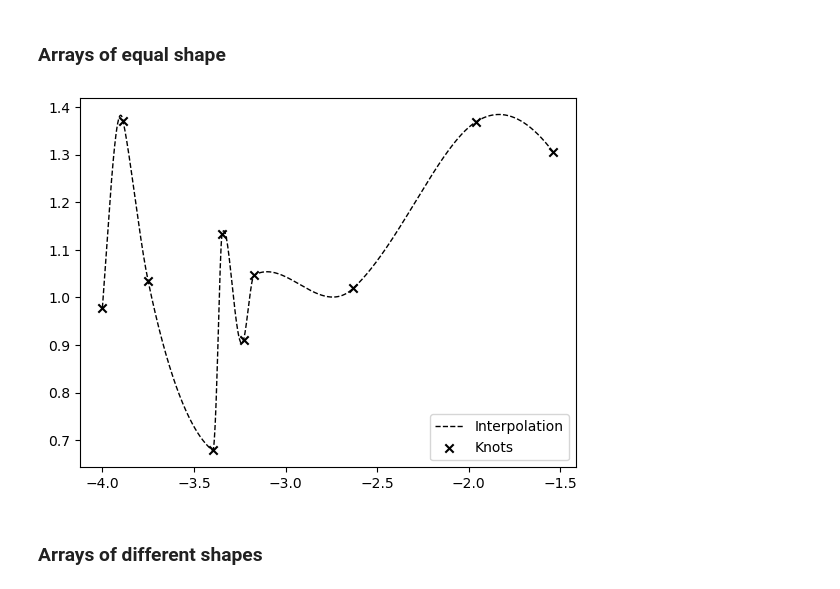
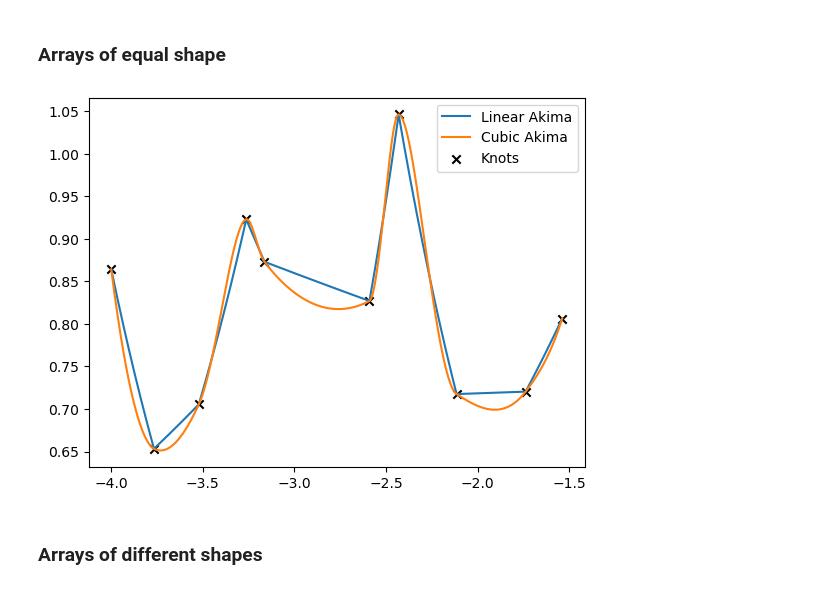
Before and after one commit to asantini29/CudAkima, a Jupyter notebook: examples/tutorial.ipynb, the cells around one changed output. Drawn from its saved outputs; the diff is of its cells as text; code cells hidden in the pictures.

Commit message:
v0.1.1: added linear interpolation in all classes

```diff
--- a/examples/tutorial.ipynb
+++ b/examples/tutorial.ipynb
@@ -47,3 +45,6 @@ interp = AkimaInterpolant1D(sanitize=True, use_gpu=use_gpu, threadsperblock=128)
+# %%
+cubic_interp = AkimaInterpolant1D(sanitize=True, use_gpu=use_gpu, threadsperblock=512, order='cubic')
+linear_interp = AkimaInterpolant1D(sanitize=True, use_gpu=use_gpu, threadsperblock=512, order='linear')
 # %% [markdown]
 ### Arrays of equal shape
 # %%
@@ -80,20 +81,23 @@ y = scipy.stats.truncnorm(loc=0, scale=0.1, a=-3, b=3).rvs(size=(nrealizations,
 
 # Define the x values to interpolate
 xinterp = xp.linspace(xmin, xmax, 1000)
-# %%
-result = interp(xinterp, x, y)
+# %%
+linear_result = linear_interp(xinterp, x, y)
+cubic_result = cubic_interp(xinterp, x, y)
 # %%
-realization = 7
+realization = 4
 
-plt.plot(to_cpu(xinterp), 10**to_cpu(result)[realization], c='k', ls = '--', lw=1, label='Interpolation')
+for result, label in zip([linear_result, cubic_result], ['Linear Akima', 'Cubic Akima']):
+    plt.plot(to_cpu(xinterp), 10**to_cpu(result)[realization], label=label)
+
 plt.scatter(to_cpu(x)[realization], 10**to_cpu(y)[realization], marker='x', c='k', label='Knots')
 
 
 
 plt.legend()
 plt.show()
 # %% [output]
-[figure, old version]
+[figure, new version]
 # %% [markdown]
 ### Arrays of different shapes
 # %% [markdown]
```
Also changed, not shown: parts of 17 cells of this notebook, 2 other files.
